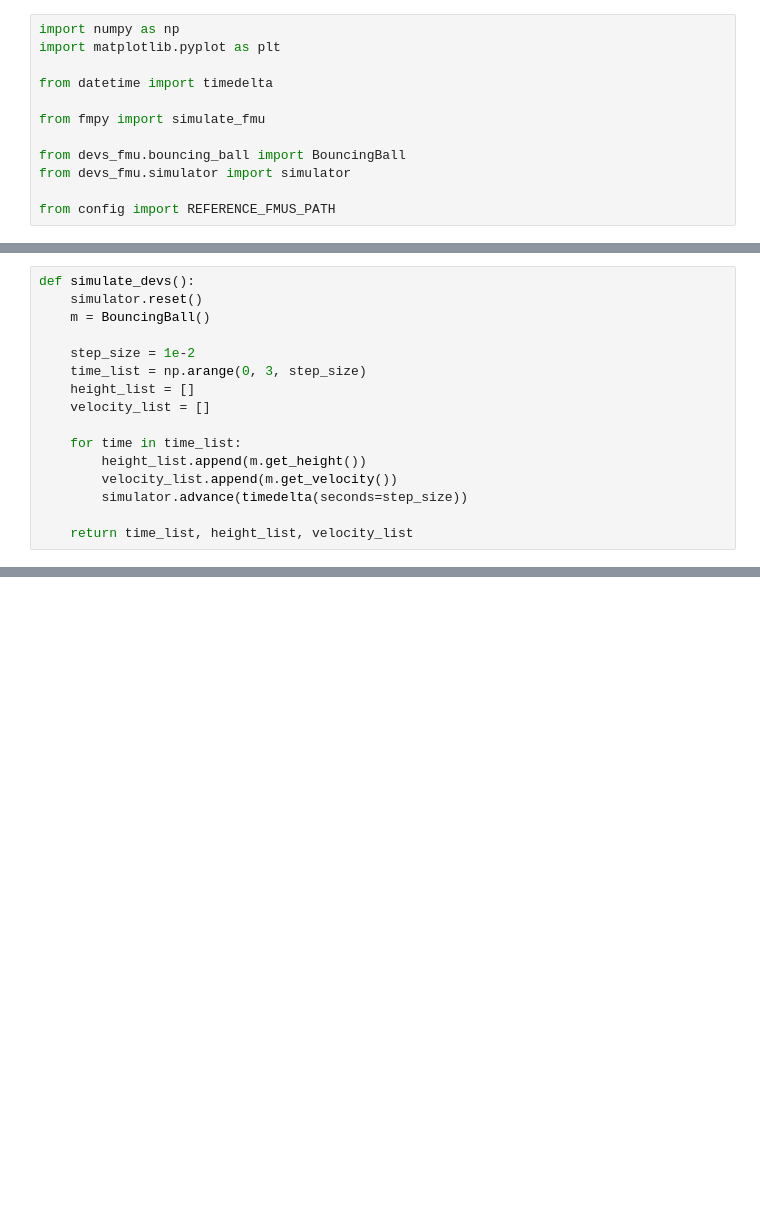
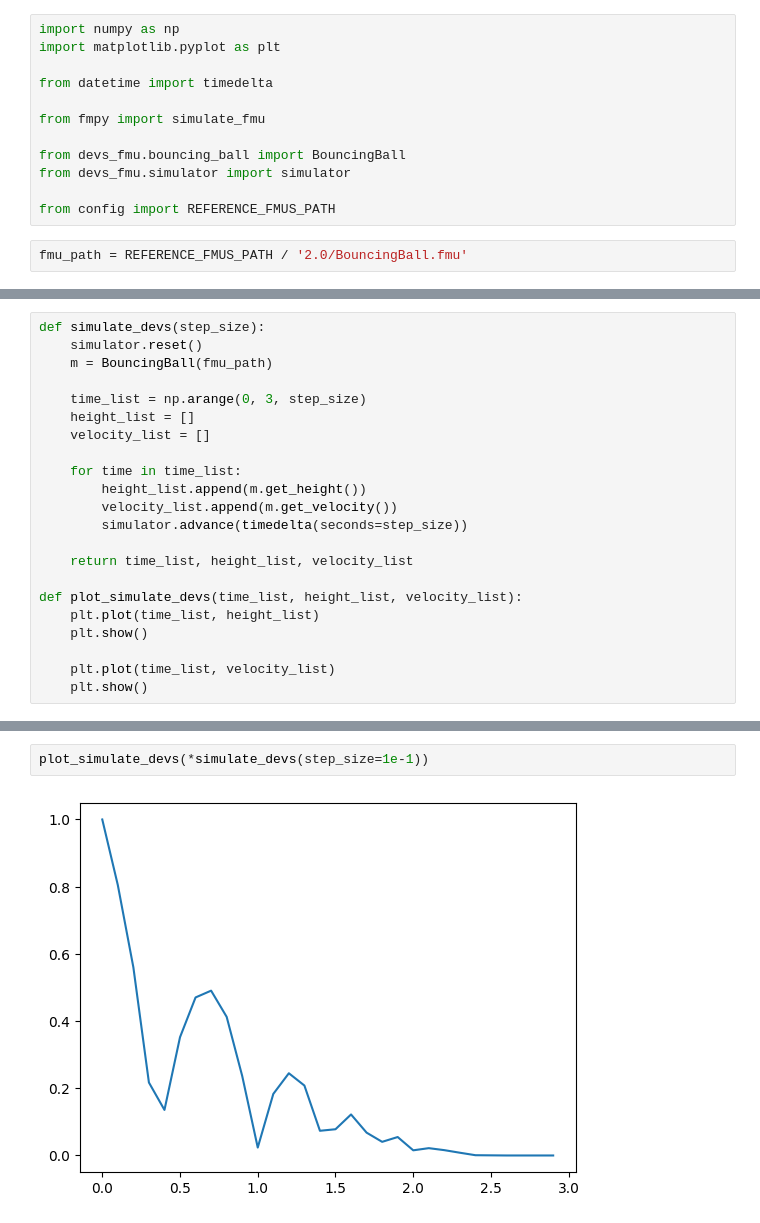
Before and after one commit to lbm98/devs-fmu, a Jupyter notebook: notebooks/reference-fmu.ipynb, the cells around one changed output, grey strips where cells are left out. Cells and saved outputs as stored; diff of their text form; blank space fills up the shorter version.

```diff
--- a/notebooks/reference-fmu.ipynb
+++ b/notebooks/reference-fmu.ipynb
@@ -14,4 +14,6 @@ from devs_fmu.bouncing_ball import BouncingBall
 from devs_fmu.simulator import simulator
 
 from config import REFERENCE_FMUS_PATH
+# %%
+fmu_path = REFERENCE_FMUS_PATH / '2.0/BouncingBall.fmu'
 # %%
@@ -55,9 +48,8 @@ def plot_devs_simulation(time_list, height_list, velocity_list):
 # %%
-def simulate_devs():
+def simulate_devs(step_size):
     simulator.reset()
-    m = BouncingBall()
+    m = BouncingBall(fmu_path)
 
-    step_size = 1e-2
     time_list = np.arange(0, 3, step_size)
     height_list = []
     velocity_list = []
@@ -68,4 +60,11 @@ def simulate_devs():
         simulator.advance(timedelta(seconds=step_size))
 
     return time_list, height_list, velocity_list
+
+def plot_simulate_devs(time_list, height_list, velocity_list):
+    plt.plot(time_list, height_list)
+    plt.show()
+
+    plt.plot(time_list, velocity_list)
+    plt.show()
 # %%
@@ -73,3 +72,7 @@ plot_devs_simulation(*simulate_devs())
 # %% [output]
 [figure]
 [figure]
+# %%
+plot_simulate_devs(*simulate_devs(step_size=1e-1))
+# %% [output]
+[figure, added]
```
Also changed, not shown: parts of 7 cells of this notebook, 4 other files.
